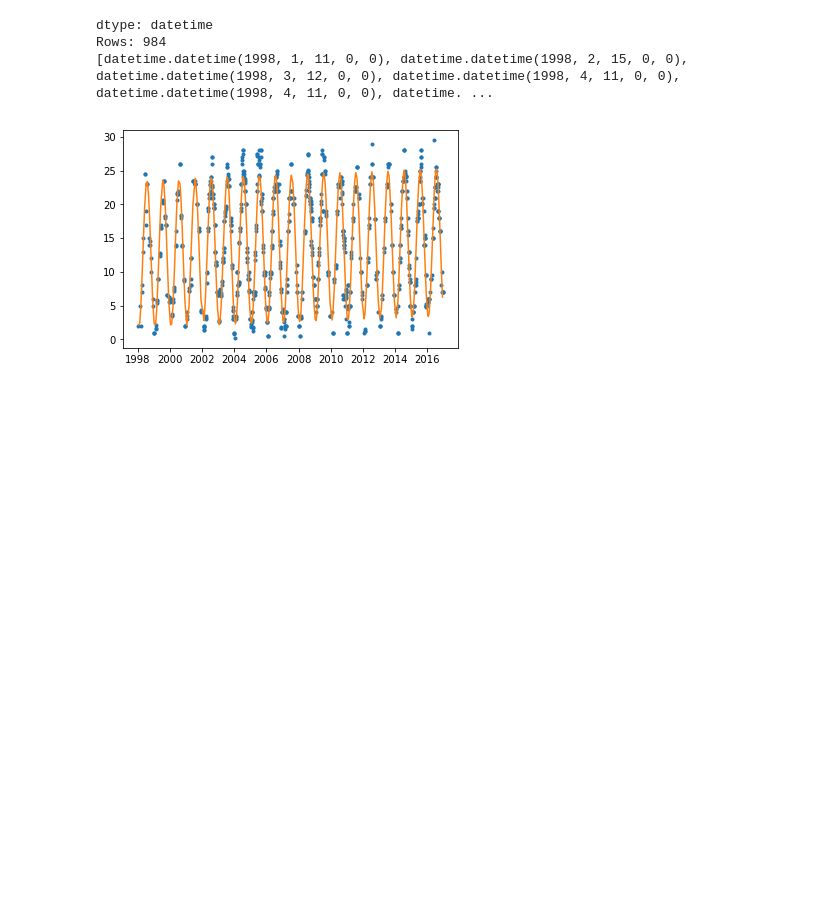
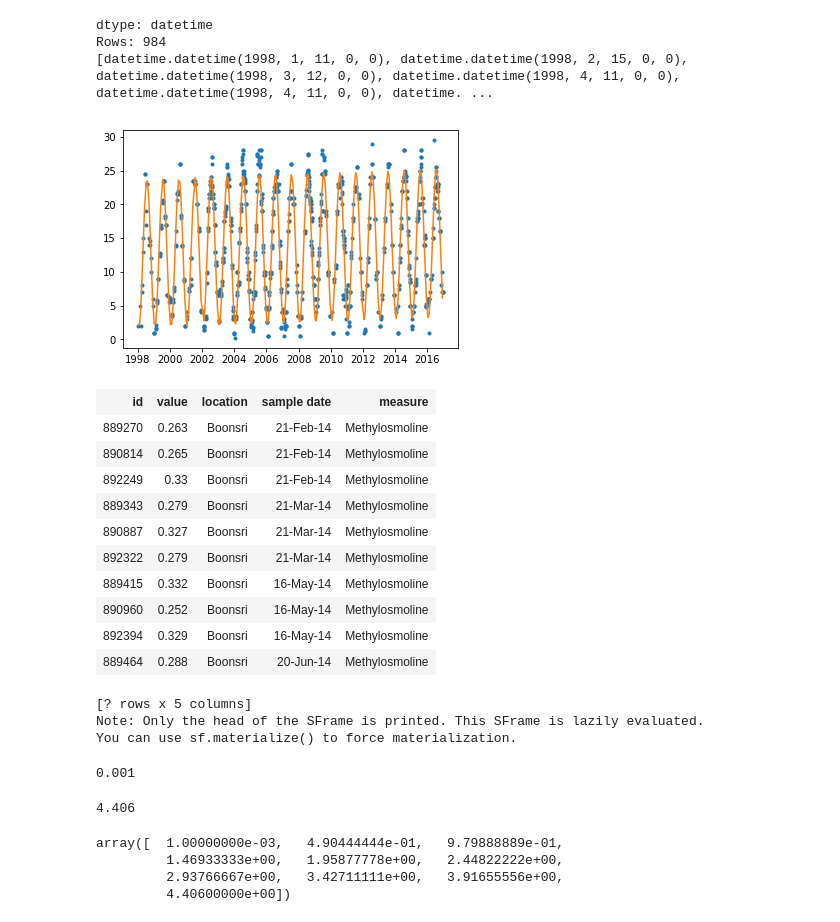
Before and after one commit to iDataVisualizationLab/VAST2018, a Jupyter notebook: mc2/MC2DataExploration.ipynb, the cells around one changed output. Cells and saved outputs as stored; diff of their text form; code cells hidden in the pictures; blank space fills up the shorter version.

```diff
--- a/mc2/MC2DataExploration.ipynb
+++ b/mc2/MC2DataExploration.ipynb
@@ -215,3 +221,20 @@ pylab.plot(x, boonsri_Water_temperature['value'], '.', x, ssxx, '-')
 pylab.show()
 # %% [output]
 [figure]
+# %%
+boonsri_Methylosmoline
+# %% [output]
+| id | value | location | sample date | measure |
+| 889270 | 0.263 | Boonsri | 21-Feb-14 | Methylosmoline |
+| 890814 | 0.265 | Boonsri | 21-Feb-14 | Methylosmoline |
+| 892249 | 0.33 | Boonsri | 21-Feb-14 | Methylosmoline |
+| 889343 | 0.279 | Boonsri | 21-Mar-14 | Methylosmoline |
+| 890887 | 0.327 | Boonsri | 21-Mar-14 | Methylosmoline |
+| 892322 | 0.279 | Boonsri | 21-Mar-14 | Methylosmoline |
+| 889415 | 0.332 | Boonsri | 16-May-14 | Methylosmoline |
+| 890960 | 0.252 | Boonsri | 16-May-14 | Methylosmoline |
+| 892394 | 0.329 | Boonsri | 16-May-14 | Methylosmoline |
+| 889464 | 0.288 | Boonsri | 20-Jun-14 | Methylosmoline |
+[? rows x 5 columns]
+Note: Only the head of the SFrame is printed. This SFrame is lazily evaluated.
+You can use sf.materialize() to force materialization.
@@ -217,0 +243,8 @@ pylab.show()
+# %%
+boonsri_Methylosmoline_value.min()
+# %% [output]
+0.001
+# %%
+boonsri_Methylosmoline_value.max()
+# %% [output]
+4.406
@@ -217,0 +253,7 @@ pylab.show()
+# %%
+bmvalue_range
+# %% [output]
+array([  1.00000000e-03,   4.90444444e-01,   9.79888889e-01,
+         1.46933333e+00,   1.95877778e+00,   2.44822222e+00,
+         2.93766667e+00,   3.42711111e+00,   3.91655556e+00,
+         4.40600000e+00])
```
Also changed, not shown: parts of 12 cells of this notebook, 9 other files.
